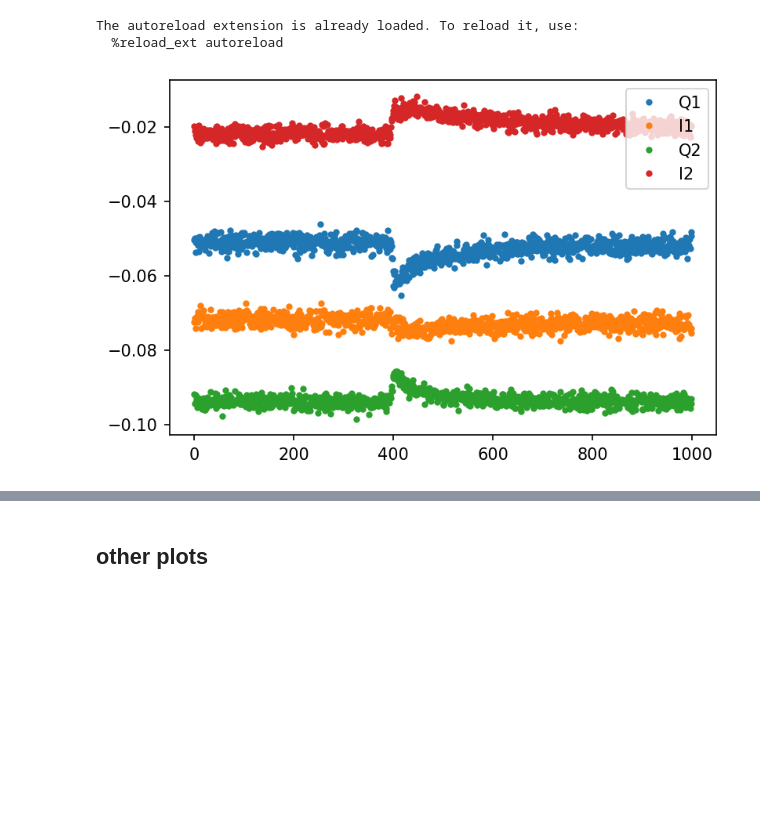
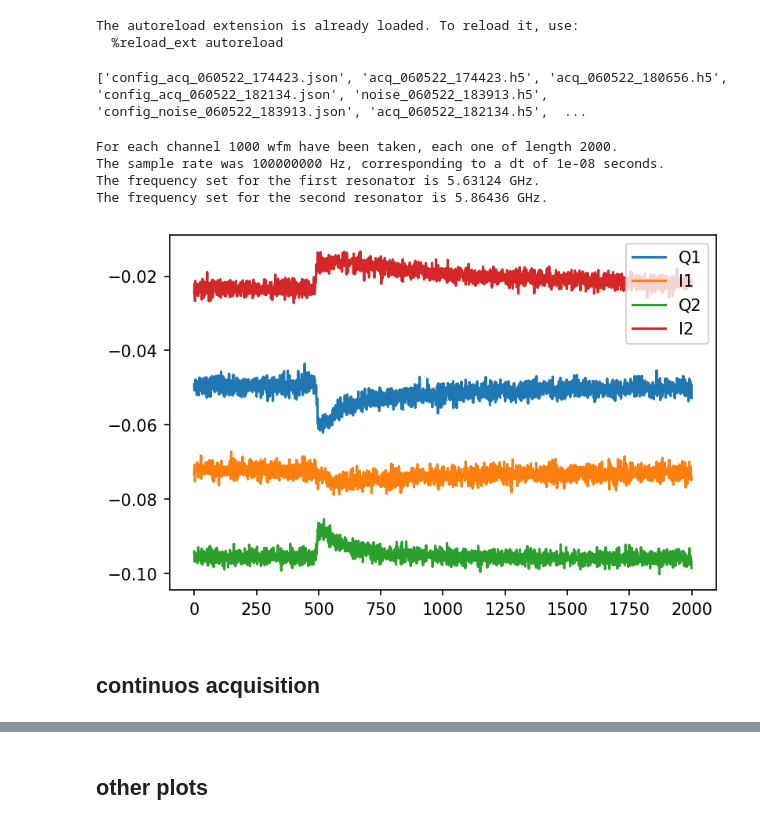
Before and after one commit to biqute/QTLab2122, a Jupyter notebook: SingleIRsource/scripts/analysis.ipynb, the cells around one changed output, grey strips where cells are left out. Drawn from its saved outputs; the diff is of its cells as text; code cells hidden in the pictures; blank space fills up the shorter version.

```diff
--- a/SingleIRsource/scripts/analysis.ipynb
+++ b/SingleIRsource/scripts/analysis.ipynb
@@ -80,9 +89,15 @@ from src.utils import *
 # %% [output]
 The autoreload extension is already loaded. To reload it, use:
   %reload_ext autoreload
+# %%
+import os
+path = '../data/raw/edge_acq/'
+print(os.listdir(path))
+# %% [output]
+['config_acq_060522_174423.json', 'acq_060522_174423.h5', 'acq_060522_180656.h5', 'config_acq_060522_182134.json', 'noise_060522_183913.h5', 'config_noise_060522_183913.json', 'acq_060522_182134.h5',  ...
 # %%
 path = '../data/raw/edge_acq/'
-file_name = 'acq_060522_174423'
+file_name = 'acq_060522_180656'
 file = path + file_name + '.h5'
 
 import json
@@ -90,15 +105,28 @@ with open(path + 'config_' + file_name + '.json', 'r') as f:
     config = json.load(f)
 
 I1, Q1, I2, Q2 = get_hdf5_2(file)
+# %%
+print('For each channel %d wfm have been taken, each one of length %d.' %(len(I1), len(I1[0])))
+print('The sample rate was %d Hz, corresponding to a dt of' %config['sample_rate'], 1/config['sample_rate'], 'seconds.')
+print('The frequency set for the first resonator is',  config['freq'][0], 'GHz.')
+print('The frequency set for the second resonator is', config['freq'][1], 'GHz.')
+# %% [output]
+For each channel 1000 wfm have been taken, each one of length 2000.
+The sample rate was 100000000 Hz, corresponding to a dt of 1e-08 seconds.
+The frequency set for the first resonator is 5.63124 GHz.
+The frequency set for the second resonator is 5.86436 GHz.
 # %%
+# plot some data
 nn=678
 plt.figure(dpi=150)
-plt.plot(Q1[nn],'.', label='Q1')
-plt.plot(I1[nn],'.', label='I1')
-plt.plot(Q2[nn],'.', label='Q2')
-plt.plot(I2[nn],'.', label='I2')
+plt.plot(Q1[nn],'-', label='Q1')
+plt.plot(I1[nn],'-', label='I1')
+plt.plot(Q2[nn],'-', label='Q2')
+plt.plot(I2[nn],'-', label='I2')
 plt.legend()
 plt.show()
 #'o-'
 # %% [output]
-[figure, old version]
+[figure, new version]
+# %% [markdown]
+## continuos acquisition
```
Also changed, not shown: parts of 25 cells of this notebook, 5 other files.
